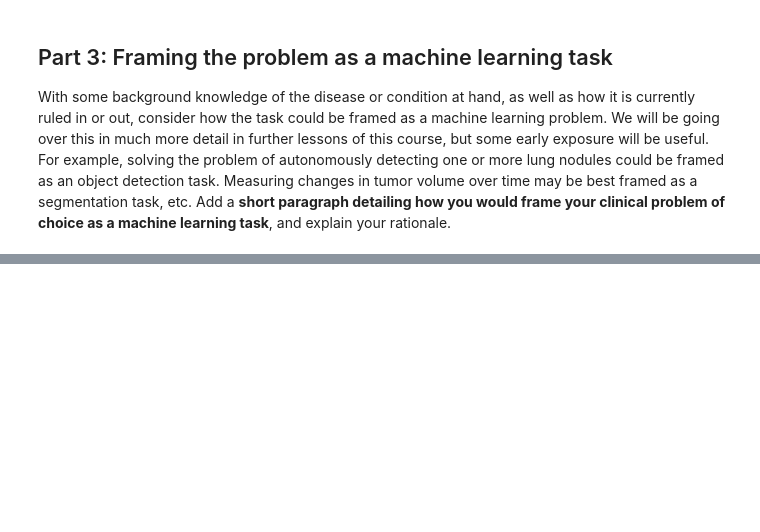
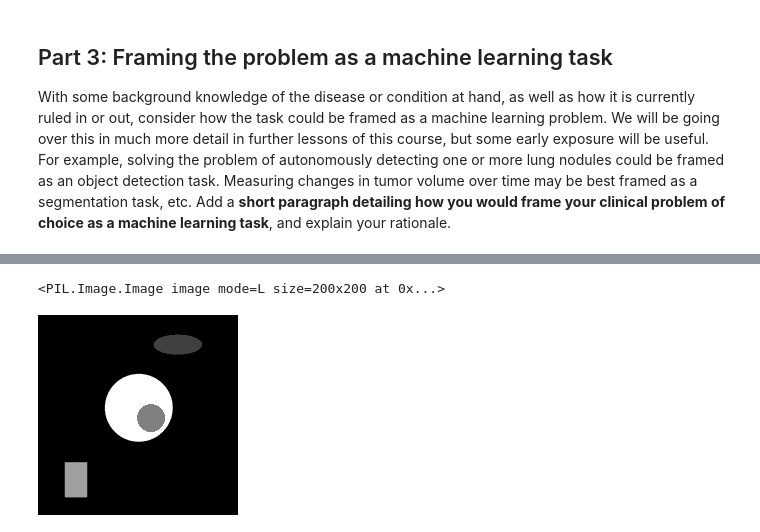
Before and after one commit to c3Zor/imaging, a Jupyter notebook: Untitled.ipynb, the cells around one changed output, grey strips where cells are left out. Saved outputs shown, nothing was run; the diff lists cells and outputs as text; code cells hidden in the pictures; blank space fills up the shorter version.

```diff
--- a/Untitled.ipynb
+++ b/Untitled.ipynb
@@ -135,0 +172,13 @@ With some background knowledge of the disease or condition at hand, as well as h
+# %%
+# Our human body will be represented by a jpeg image, so we will use PIL library to load and manipulate it
+from PIL import Image
+import matplotlib.pyplot as plt
+import numpy as np
+import scipy.ndimage as nd
+
+im = Image.open('img/phantom.bmp').convert('L')
+print(im)
+im
+# %% [output]
+<PIL.Image.Image image mode=L size=200x200 at 0x...>
+[figure, added]
```
Also changed, not shown: parts of 33 cells of this notebook, 9 other files.
